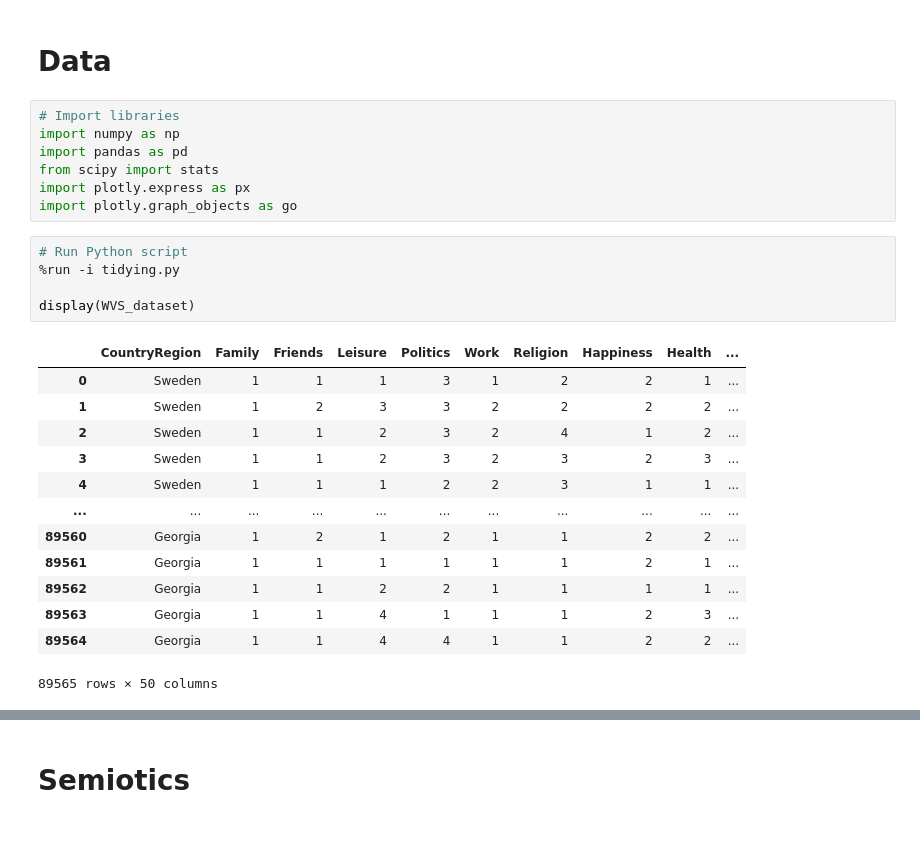
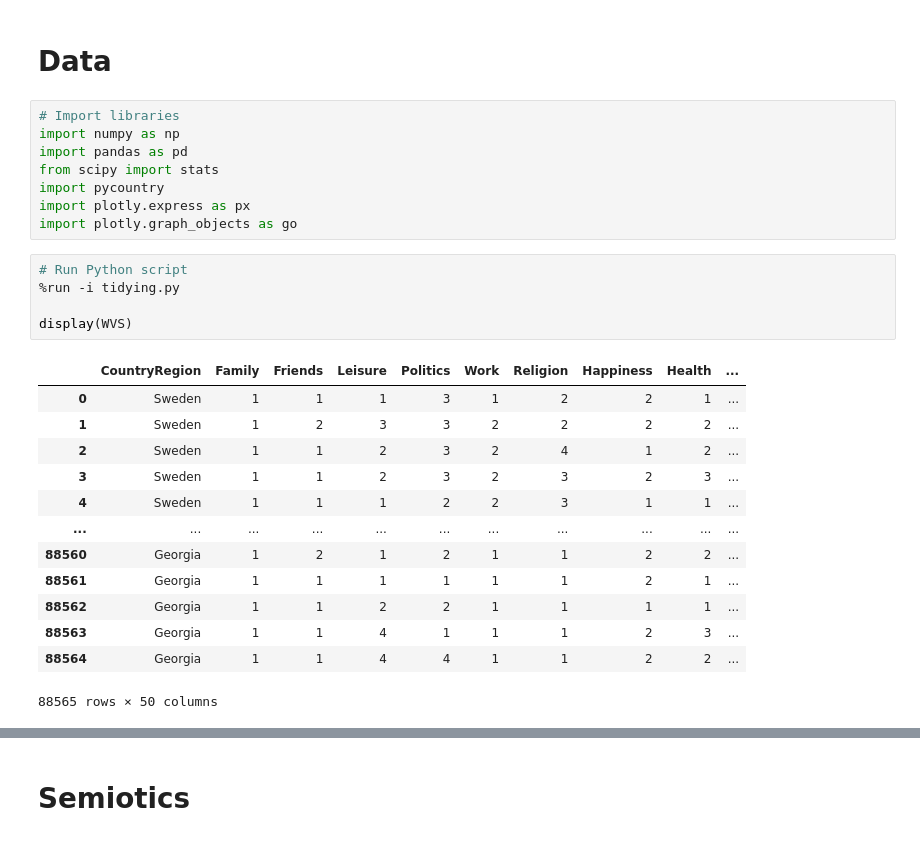
Before and after one commit to EggmanWalrus/40400-Assignment-2, a Jupyter notebook: Assignment2.ipynb, the cells around one changed output, grey strips where cells are left out. Drawn from its saved outputs; the diff is of its cells as text.

```diff
--- a/Assignment2.ipynb
+++ b/Assignment2.ipynb
@@ -50,24 +50,25 @@ I selected Mainland China, Hong Kong, Taiwan and the United States for analysis.
 import numpy as np
 import pandas as pd
 from scipy import stats
+import pycountry
 import plotly.express as px
 import plotly.graph_objects as go
 # %%
 # Run Python script
 %run -i tidying.py
 
-display(WVS_dataset)
+display(WVS)
 # %% [output]
 |  | CountryRegion | Family | Friends | Leisure | Politics | Work | Religion | Happiness | Health | ... |
 | 0 | Sweden | 1 | 1 | 1 | 3 | 1 | 2 | 2 | 1 | ... |
 | 1 | Sweden | 1 | 2 | 3 | 3 | 2 | 2 | 2 | 2 | ... |
 | 2 | Sweden | 1 | 1 | 2 | 3 | 2 | 4 | 1 | 2 | ... |
 | 3 | Sweden | 1 | 1 | 2 | 3 | 2 | 3 | 2 | 3 | ... |
 | 4 | Sweden | 1 | 1 | 1 | 2 | 2 | 3 | 1 | 1 | ... |
 | ... | ... | ... | ... | ... | ... | ... | ... | ... | ... | ... |
-| 89560 | Georgia | 1 | 2 | 1 | 2 | 1 | 1 | 2 | 2 | ... |
-| 89561 | Georgia | 1 | 1 | 1 | 1 | 1 | 1 | 2 | 1 | ... |
-| 89562 | Georgia | 1 | 1 | 2 | 2 | 1 | 1 | 1 | 1 | ... |
-| 89563 | Georgia | 1 | 1 | 4 | 1 | 1 | 1 | 2 | 3 | ... |
-| 89564 | Georgia | 1 | 1 | 4 | 4 | 1 | 1 | 2 | 2 | ... |
+| 88560 | Georgia | 1 | 2 | 1 | 2 | 1 | 1 | 2 | 2 | ... |
+| 88561 | Georgia | 1 | 1 | 1 | 1 | 1 | 1 | 2 | 1 | ... |
+| 88562 | Georgia | 1 | 1 | 2 | 2 | 1 | 1 | 1 | 1 | ... |
+| 88563 | Georgia | 1 | 1 | 4 | 1 | 1 | 1 | 2 | 3 | ... |
+| 88564 | Georgia | 1 | 1 | 4 | 4 | 1 | 1 | 2 | 2 | ... |
-89565 rows × 50 columns
+88565 rows × 50 columns
```
Also changed, not shown: parts of 9 cells of this notebook, 2 other files.
